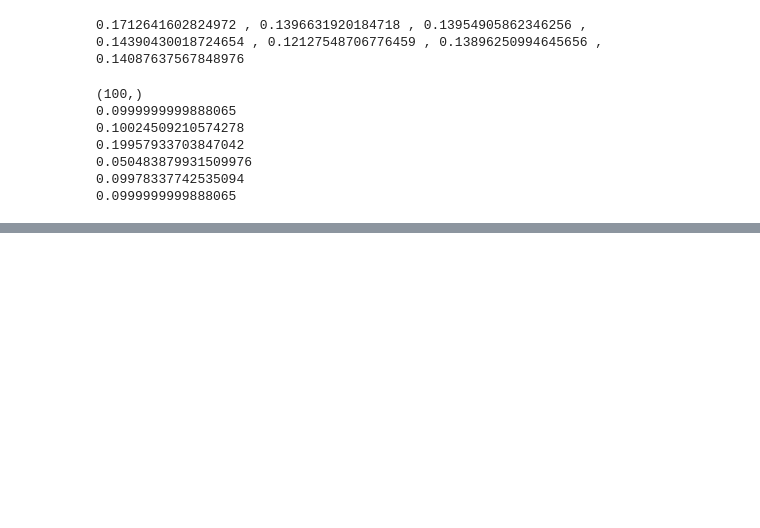
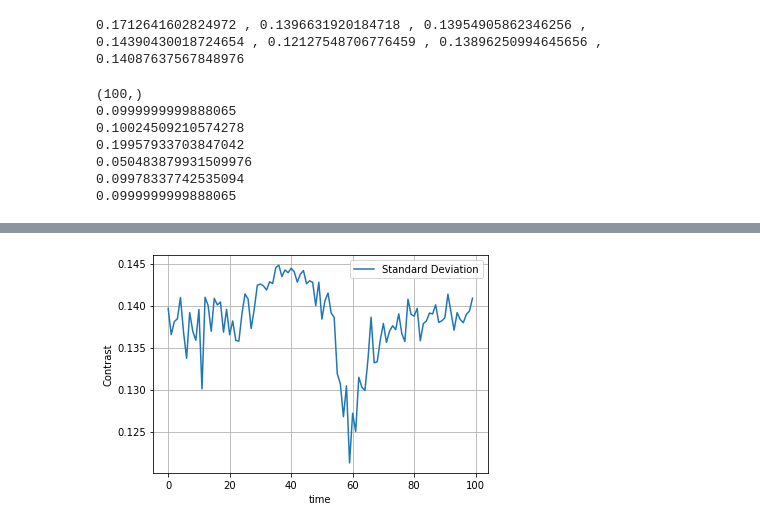
Before and after one commit to anmgomezmo/Homework-1-Solar-Astrophysics, a Jupyter notebook: Problem 1.ipynb, the cells around one changed output, grey strips where cells are left out. Drawn from its saved outputs; the diff is of its cells as text; code cells hidden in the pictures; blank space fills up the shorter version.

```diff
--- a/Problem 1.ipynb
+++ b/Problem 1.ipynb
@@ -268,0 +348,11 @@ for i in range(0,100):
+# %%
+plt.plot(std,label='Standard Deviation')
+plt.legend()
+plt.xlabel('time')
+plt.ylabel('Contrast')
+plt.grid()
+
+plt.savefig('variation_contrast.png')
+plt.show()
+# %% [output]
+[figure, added]
```
Also changed, not shown: parts of 7 cells of this notebook, 2 other files.
